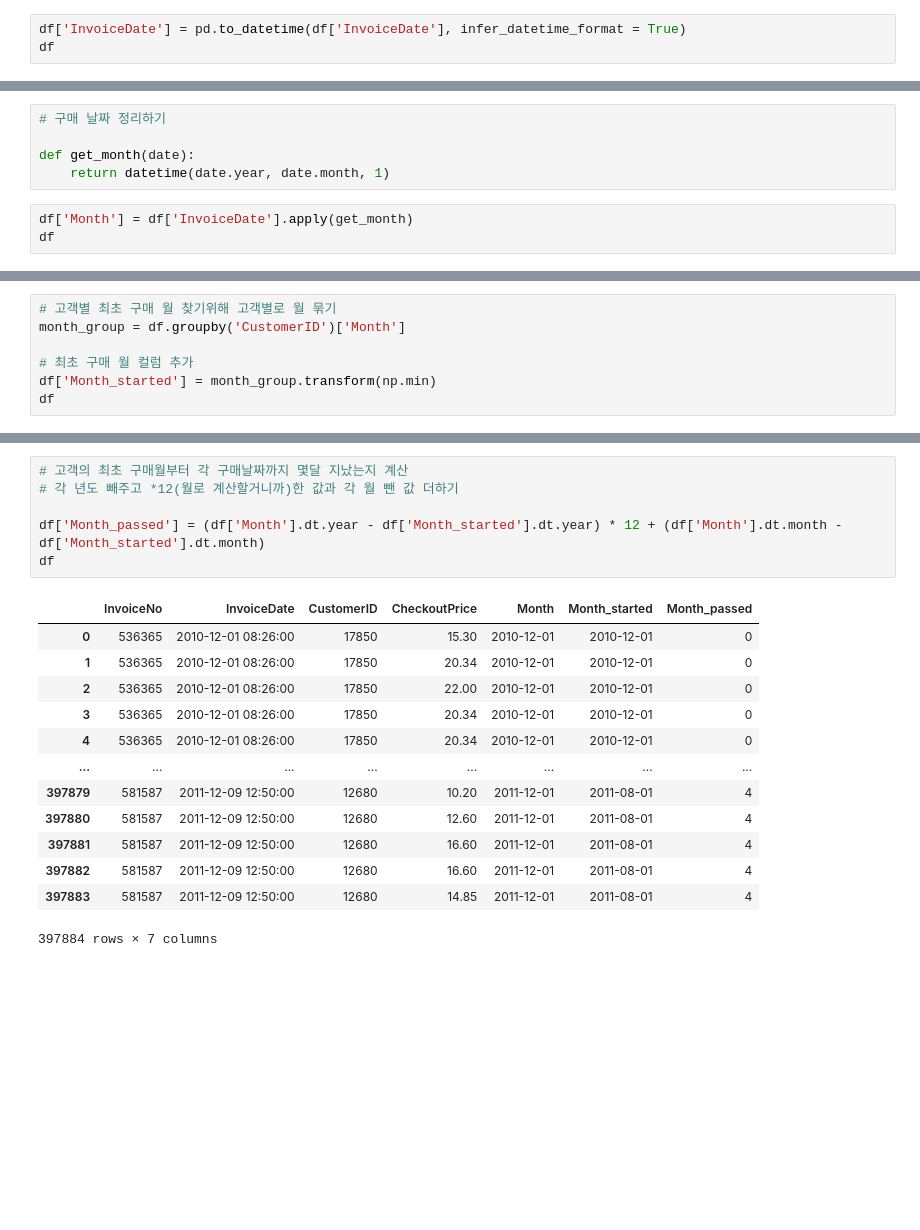
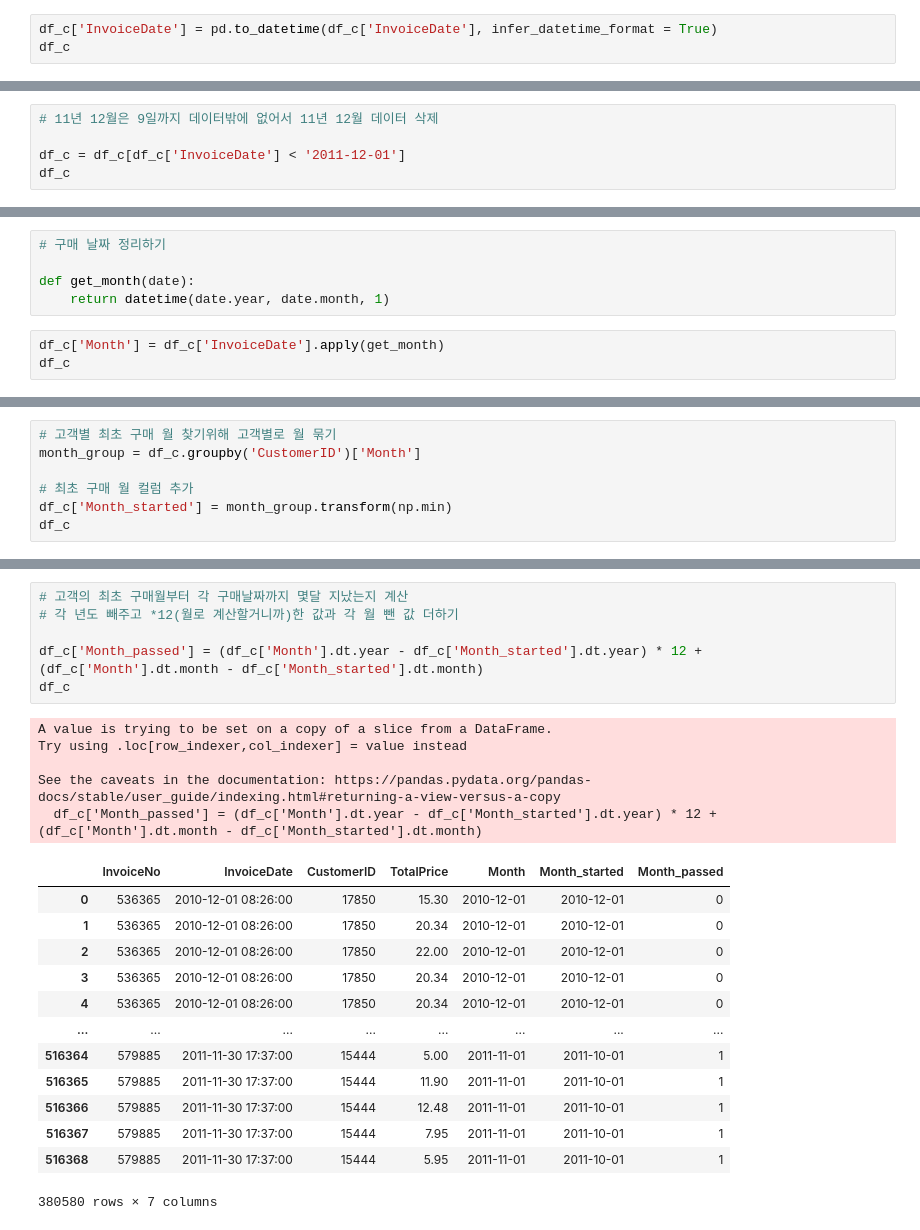
Before and after one commit to HAMJiyoung/cohort-analysis, a Jupyter notebook: Cohort-analysis.ipynb, the cells around one changed output, grey strips where cells are left out. Drawn from its saved outputs; the diff is of its cells as text; blank space fills up the shorter version.

```diff
--- a/Cohort-analysis.ipynb
+++ b/Cohort-analysis.ipynb
@@ -62,5 +178,5 @@ df
 397884 rows × 4 columns
 # %%
-df['InvoiceDate'] = pd.to_datetime(df['InvoiceDate'], infer_datetime_format = True)
-df
+df_c['InvoiceDate'] = pd.to_datetime(df_c['InvoiceDate'], infer_datetime_format = True)
+df_c
 # %% [output]
@@ -79 +195,6 @@ df
 397884 rows × 4 columns
+# %%
+# 11년 12월은 9일까지 데이터밖에 없어서 11년 12월 데이터 삭제
+
+df_c = df_c[df_c['InvoiceDate'] < '2011-12-01']
+df_c
@@ -83,6 +218,6 @@ df
 def get_month(date):
     return datetime(date.year, date.month, 1)
 # %%
-df['Month'] = df['InvoiceDate'].apply(get_month)
-df
+df_c['Month'] = df_c['InvoiceDate'].apply(get_month)
+df_c
 # %% [output]
@@ -102,8 +242,8 @@ df
 # %%
 # 고객별 최초 구매 월 찾기위해 고객별로 월 묶기
-month_group = df.groupby('CustomerID')['Month']
+month_group = df_c.groupby('CustomerID')['Month']
 
 # 최초 구매 월 컬럼 추가
-df['Month_started'] = month_group.transform(np.min)
-df
+df_c['Month_started'] = month_group.transform(np.min)
+df_c
 # %% [output]
@@ -123,23 +268,28 @@ df
 # %%
 # 고객의 최초 구매월부터 각 구매날짜까지 몇달 지났는지 계산
 # 각 년도 빼주고 *12(월로 계산할거니까)한 값과 각 월 뺀 값 더하기
 
-df['Month_passed'] = (df['Month'].dt.year - df['Month_started'].dt.year) * 12 + (df['Month'].dt.month - df['Month_started'].dt.month)
-df
+df_c['Month_passed'] = (df_c['Month'].dt.year - df_c['Month_started'].dt.year) * 12 + (df_c['Month'].dt.month - df_c['Month_started'].dt.month)
+df_c
 # %% [output]
+A value is trying to be set on a copy of a slice from a DataFrame.
+Try using .loc[row_indexer,col_indexer] = value instead
+
+See the caveats in the documentation: https://pandas.pydata.org/pandas-docs/stable/user_guide/indexing.html#returning-a-view-versus-a-copy
+  df_c['Month_passed'] = (df_c['Month'].dt.year - df_c['Month_started'].dt.year) * 12 + (df_c['Month'].dt.month - df_c['Month_started'].dt.month)
-|  | InvoiceNo | InvoiceDate | CustomerID | CheckoutPrice | Month | Month_started | Month_passed |
+|  | InvoiceNo | InvoiceDate | CustomerID | TotalPrice | Month | Month_started | Month_passed |
 | 0 | 536365 | 2010-12-01 08:26:00 | 17850 | 15.30 | 2010-12-01 | 2010-12-01 | 0 |
 | 1 | 536365 | 2010-12-01 08:26:00 | 17850 | 20.34 | 2010-12-01 | 2010-12-01 | 0 |
 | 2 | 536365 | 2010-12-01 08:26:00 | 17850 | 22.00 | 2010-12-01 | 2010-12-01 | 0 |
 | 3 | 536365 | 2010-12-01 08:26:00 | 17850 | 20.34 | 2010-12-01 | 2010-12-01 | 0 |
 | 4 | 536365 | 2010-12-01 08:26:00 | 17850 | 20.34 | 2010-12-01 | 2010-12-01 | 0 |
 | ... | ... | ... | ... | ... | ... | ... | ... |
-| 397879 | 581587 | 2011-12-09 12:50:00 | 12680 | 10.20 | 2011-12-01 | 2011-08-01 | 4 |
-| 397880 | 581587 | 2011-12-09 12:50:00 | 12680 | 12.60 | 2011-12-01 | 2011-08-01 | 4 |
-| 397881 | 581587 | 2011-12-09 12:50:00 | 12680 | 16.60 | 2011-12-01 | 2011-08-01 | 4 |
-| 397882 | 581587 | 2011-12-09 12:50:00 | 12680 | 16.60 | 2011-12-01 | 2011-08-01 | 4 |
-| 397883 | 581587 | 2011-12-09 12:50:00 | 12680 | 14.85 | 2011-12-01 | 2011-08-01 | 4 |
+| 516364 | 579885 | 2011-11-30 17:37:00 | 15444 | 5.00 | 2011-11-01 | 2011-10-01 | 1 |
+| 516365 | 579885 | 2011-11-30 17:37:00 | 15444 | 11.90 | 2011-11-01 | 2011-10-01 | 1 |
+| 516366 | 579885 | 2011-11-30 17:37:00 | 15444 | 12.48 | 2011-11-01 | 2011-10-01 | 1 |
+| 516367 | 579885 | 2011-11-30 17:37:00 | 15444 | 7.95 | 2011-11-01 | 2011-10-01 | 1 |
+| 516368 | 579885 | 2011-11-30 17:37:00 | 15444 | 5.95 | 2011-11-01 | 2011-10-01 | 1 |
-397884 rows × 7 columns
+380580 rows × 7 columns
 # %%
 # Month_started와 Month_passed별로 고객 수 카운팅
 
```
Also changed, not shown: parts of 31 cells of this notebook, 1 other file.
